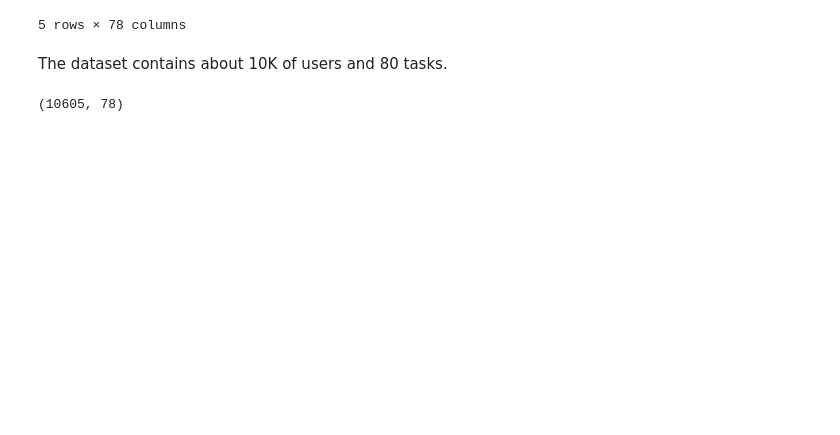
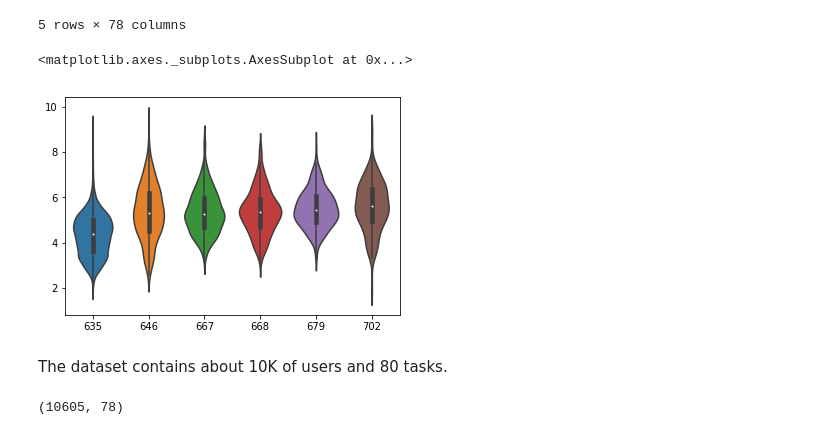
Before and after one commit to adaptive-learning/flocs-analyses, a Jupyter notebook: difficulty_classification/Difficulty Classification.ipynb, the cells around one changed output. Cells and saved outputs as stored; diff of their text form; code cells hidden in the pictures; blank space fills up the shorter version.

```diff
--- a/difficulty_classification/Difficulty Classification.ipynb
+++ b/difficulty_classification/Difficulty Classification.ipynb
@@ -54,6 +59,12 @@ times.head()
 | U5 | 3.951244 | 3.663562 | 3.218876 | 2.944439 | 5.897154 | 3.218876 | 4.595120 | NaN | 4.025352 | 3.828641 | ... | ... |
 | U6 | 4.219508 | 2.995732 | 3.465736 | 2.890372 | NaN | 3.737670 | NaN | NaN | NaN | NaN | ... | ... |
 5 rows × 78 columns
+# %%
+# distribution of log-times
+sns.violinplot(data=times[[635, 646, 667, 668, 679, 702]])
+# %% [output]
+<matplotlib.axes._subplots.AxesSubplot at 0x...>
+[figure, added]
 # %% [markdown]
 The dataset contains about 10K of users and 80 tasks.
 # %%
```
Also changed, not shown: parts of 19 cells of this notebook.
